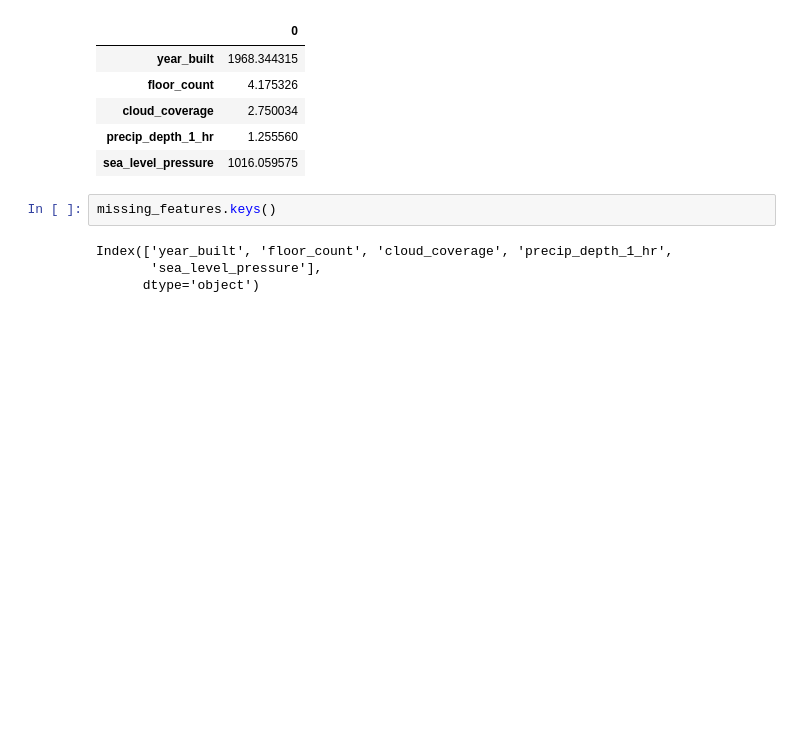
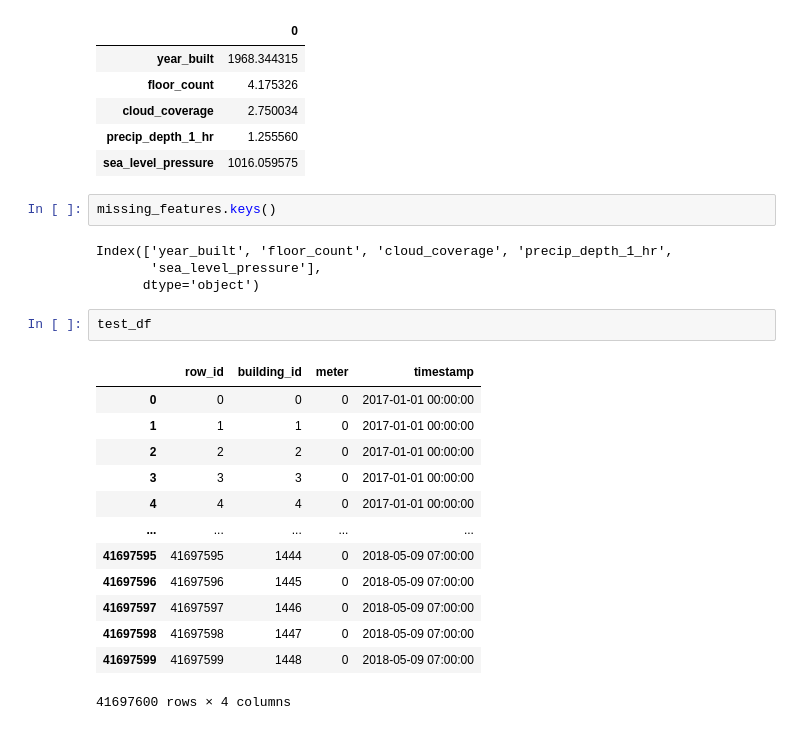
Before and after one commit to diego-faria-br/super_energy_predictor, a Jupyter notebook: notebooks/Diego - compact - notebook.ipynb, the cells around one changed output. Cells and saved outputs as stored; diff of their text form; blank space fills up the shorter version.

```diff
--- a/notebooks/Diego - compact - notebook.ipynb
+++ b/notebooks/Diego - compact - notebook.ipynb
@@ -866,3 +957,19 @@ missing_features.keys()
 Index(['year_built', 'floor_count', 'cloud_coverage', 'precip_depth_1_hr',
        'sea_level_pressure'],
       dtype='object')
+# %%
+test_df
+# %% [output]
+|  | row_id | building_id | meter | timestamp |
+| 0 | 0 | 0 | 0 | 2017-01-01 00:00:00 |
+| 1 | 1 | 1 | 0 | 2017-01-01 00:00:00 |
+| 2 | 2 | 2 | 0 | 2017-01-01 00:00:00 |
+| 3 | 3 | 3 | 0 | 2017-01-01 00:00:00 |
+| 4 | 4 | 4 | 0 | 2017-01-01 00:00:00 |
+| ... | ... | ... | ... | ... |
+| 41697595 | 41697595 | 1444 | 0 | 2018-05-09 07:00:00 |
+| 41697596 | 41697596 | 1445 | 0 | 2018-05-09 07:00:00 |
+| 41697597 | 41697597 | 1446 | 0 | 2018-05-09 07:00:00 |
+| 41697598 | 41697598 | 1447 | 0 | 2018-05-09 07:00:00 |
+| 41697599 | 41697599 | 1448 | 0 | 2018-05-09 07:00:00 |
+41697600 rows × 4 columns
```
Also changed, not shown: parts of 35 cells of this notebook, 9 other files.
